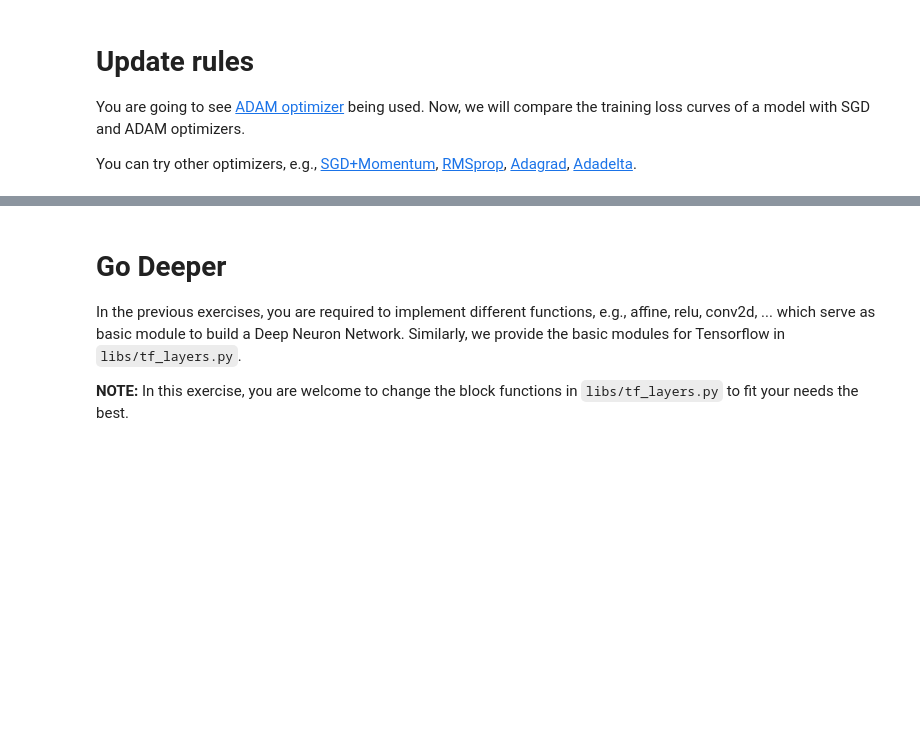
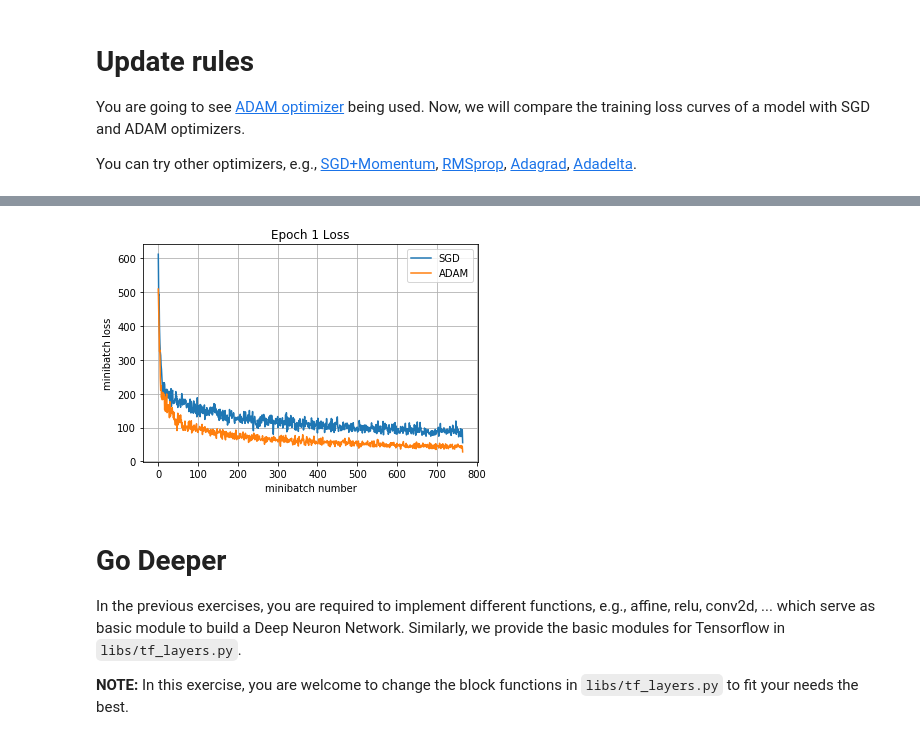
Before and after one commit to ngtrunghuan/50.035-ComputerVision, a Jupyter notebook: Lab2-Week4/TensorFlow.ipynb, the cells around one changed output, grey strips where cells are left out. Drawn from its saved outputs; the diff is of its cells as text; code cells hidden in the pictures; blank space fills up the shorter version.

```diff
--- a/Lab2-Week4/TensorFlow.ipynb
+++ b/Lab2-Week4/TensorFlow.ipynb
@@ -392,9 +424,9 @@ with tf.Session() as sess:
     #with tf.device("/cpu:0"): #"/cpu:0" or "/gpu:0"
     sess.run(tf.global_variables_initializer())
     print('Training')
-    _,_, sgd_losses = run_model(sess,y_out_deep,mean_loss,X_train,y_train,1,64,100,train_step,False)
+    _,_, sgd_losses = run_model(sess,y_out,mean_loss,X_train,y_train,1,64,100,train_step,False)
     print('Validation')
-    run_model(sess,y_out_deep,mean_loss,X_val,y_val,1,64)
+    run_model(sess,y_out,mean_loss,X_val,y_val,1,64)
 
 print("==========================================================\n")
 # define Adam optimizer
@@ -406,9 +438,9 @@ with tf.Session() as sess:
 #     with tf.device("/cpu:0"): #"/cpu:0" or "/gpu:0"
     sess.run(tf.global_variables_initializer())
     print('Training')
-    _,_, adam_losses = run_model(sess,y_out_deep,mean_loss,X_train,y_train,1,64,100,train_step,False)
+    _,_, adam_losses = run_model(sess,y_out,mean_loss,X_train,y_train,1,64,100,train_step,False)
     print('Validation')
-    run_model(sess,y_out_deep,mean_loss,X_val,y_val,1,64)
+    run_model(sess,y_out,mean_loss,X_val,y_val,1,64)
 
 plt.plot(sgd_losses, label='SGD')
 plt.plot(adam_losses, label='ADAM')
@@ -420,3 +452,4 @@ plt.title('Epoch 1 Loss')
 plt.xlabel('minibatch number')
 plt.ylabel('minibatch loss')
 plt.show()
+# %% [output]
@@ -423,3 +473,4 @@ plt.show()
+[figure, added]
 # %% [markdown]
 # Go Deeper
 
```
Also changed, not shown: parts of 10 cells of this notebook, 5 other files.
